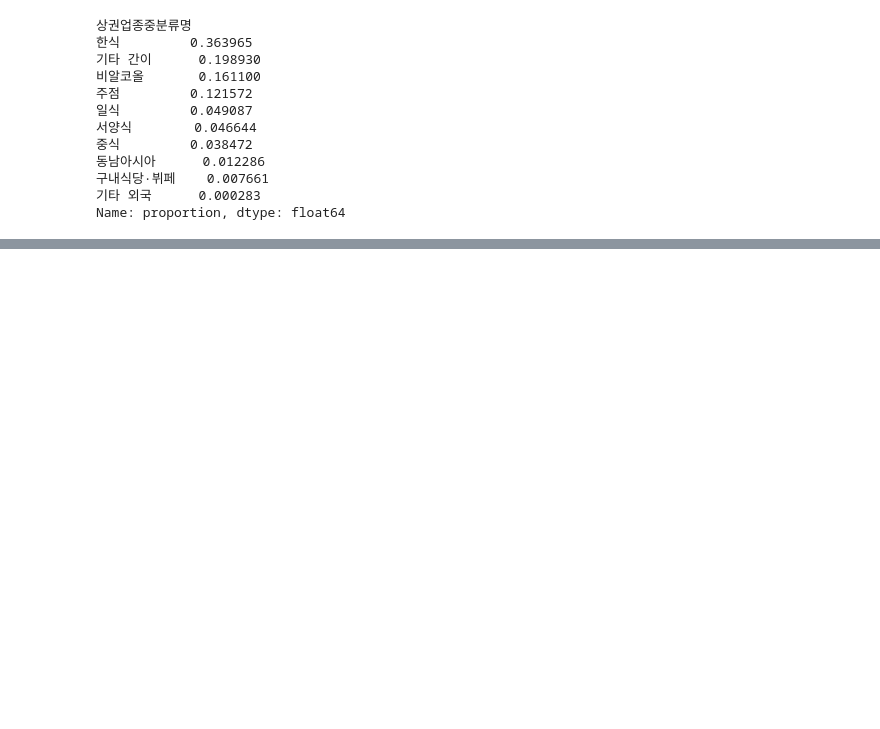
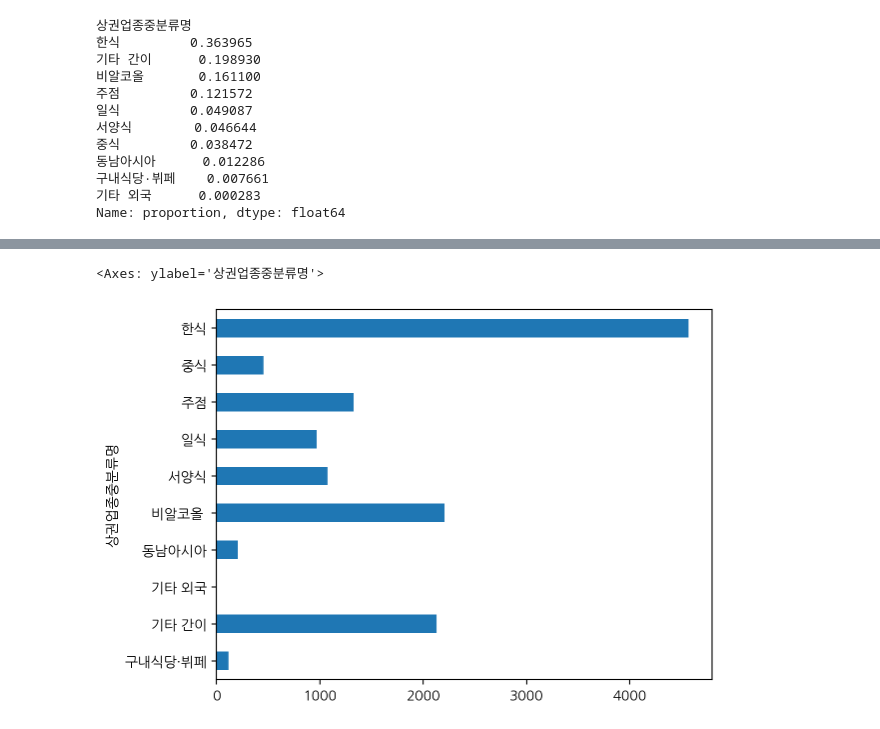
Before and after one commit to JongHyun070105/BigDataAnalyzing2025, a Jupyter notebook: 상가상권정보_30710.ipynb, the cells around one changed output, grey strips where cells are left out. Drawn from its saved outputs; the diff is of its cells as text; code cells hidden in the pictures; blank space fills up the shorter version.

```diff
--- a/상가상권정보_30710.ipynb
+++ b/상가상권정보_30710.ipynb
@@ -835,0 +1053,5 @@ df[(df['상권업종대분류명'] == '음식') & (df['상권업종중분류명'
+# %%
+food_gu.unstack().loc['강남구'].plot.barh()
+# %% [output]
+<Axes: ylabel='상권업종중분류명'>
+[figure, added]
```
Also changed, not shown: parts of 27 cells of this notebook.
